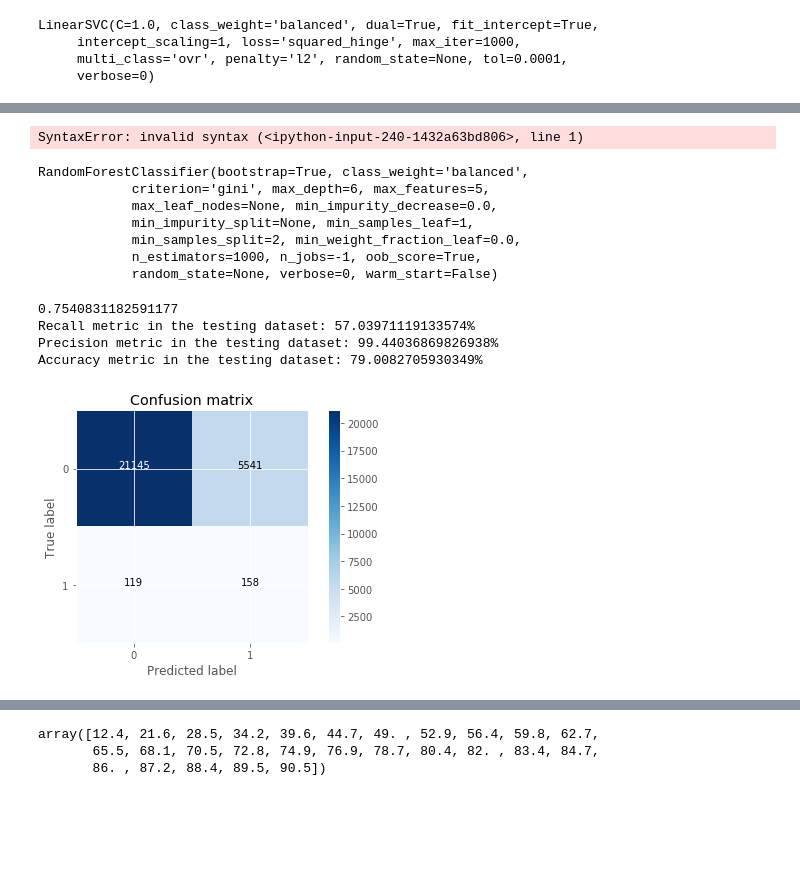
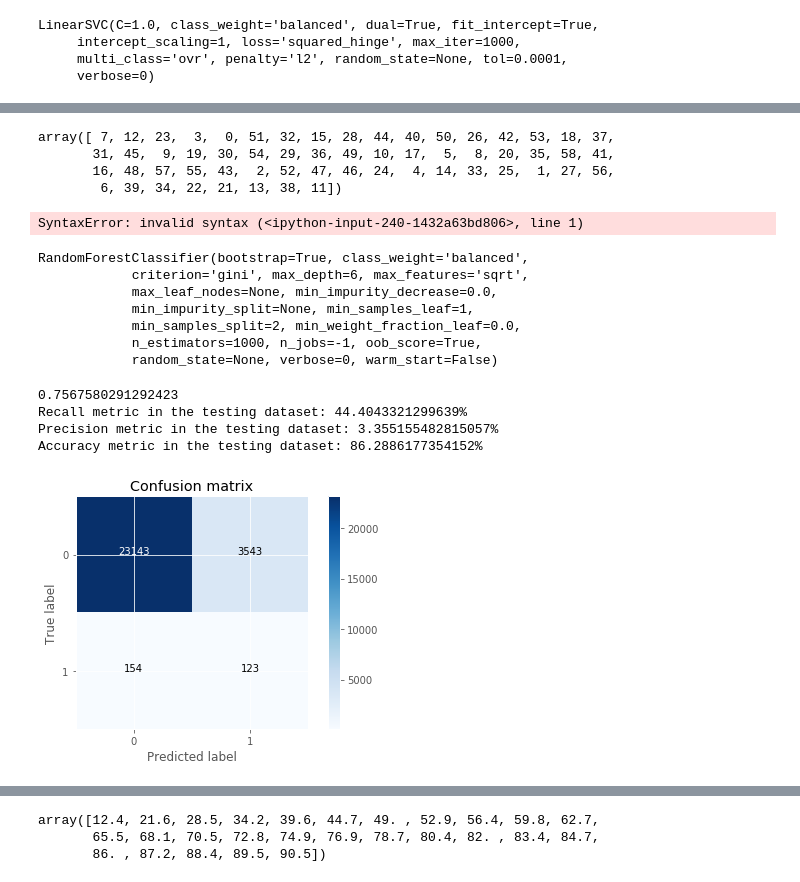
Before and after one commit to t-phill/mlb_injuries, a Jupyter notebook: notebooks/masters-Copy7.ipynb, the cells around one changed output, grey strips where cells are left out. Saved outputs shown, nothing was run; the diff lists cells and outputs as text; code cells hidden in the pictures; blank space fills up the shorter version.

```diff
--- a/notebooks/masters-Copy7.ipynb
+++ b/notebooks/masters-Copy7.ipynb
@@ -538,45 +567,53 @@ plt.show()
+# %%
+sorted_idx = np.argsort(feature_importance)
+sorted_idx
+# %% [output]
+array([ 7, 12, 23,  3,  0, 51, 32, 15, 28, 44, 40, 50, 26, 42, 53, 18, 37,
+       31, 45,  9, 19, 30, 54, 29, 36, 49, 10, 17,  5,  8, 20, 35, 58, 41,
+       16, 48, 57, 55, 43,  2, 52, 47, 46, 24,  4, 14, 33, 25,  1, 27, 56,
+        6, 39, 34, 22, 21, 13, 38, 11])
 # %%
 'max_depth': 8, 'max_features': 8, 'min_samples_split': 3, 'n_estimators': 500
 # %% [output]
 SyntaxError: invalid syntax (<ipython-input-240-1432a63bd806>, line 1)
 # %%
 # rf = RandomForestClassifier(n_estimators = 300, class_weight='balanced', n_jobs=-1, oob_score=True, max_depth=3, max_features=3)
-rf = RandomForestClassifier(n_estimators = 1000, n_jobs=-1, oob_score=True, max_depth=6, max_features=5, class_weight='balanced')
+rf = RandomForestClassifier(n_estimators = 1000, n_jobs=-1, oob_score=True, max_depth=6, max_features='sqrt', class_weight='balanced')
 rf.fit(X_train, y_train)
 # %% [output]
 RandomForestClassifier(bootstrap=True, class_weight='balanced',
-            criterion='gini', max_depth=6, max_features=5,
+            criterion='gini', max_depth=6, max_features='sqrt',
             max_leaf_nodes=None, min_impurity_decrease=0.0,
             min_impurity_split=None, min_samples_leaf=1,
             min_samples_split=2, min_weight_fraction_leaf=0.0,
             n_estimators=1000, n_jobs=-1, oob_score=True,
             random_state=None, verbose=0, warm_start=False)
 # %%
-threshold = 0.5
+threshold = 0.55
 predicted_proba = rf.predict_proba(X_test)[:, 1]
 predicted = (predicted_proba >= threshold).astype('int')
 
 y_pred = rf.predict(X_test)
 cnf_matrix_rf = confusion_matrix(y_test, predicted)
 
 fpr, tpr, auc_thresholds = roc_curve(y_test, predicted_proba)
 print(auc(fpr, tpr))
 
 print("Recall metric in the testing dataset: {}%".format(100*cnf_matrix_rf[1,1]/(cnf_matrix_rf[1,0]+cnf_matrix_rf[1,1])))
-print("Precision metric in the testing dataset: {}%".format(100*cnf_matrix_rf[0,0]/(cnf_matrix_rf[0,0]+cnf_matrix_rf[1,0])))
+print("Precision metric in the testing dataset: {}%".format(100*cnf_matrix_rf[1,1]/(cnf_matrix_rf[0,1]+cnf_matrix_rf[1,1])))
 print("Accuracy metric in the testing dataset: {}%".format(100*(cnf_matrix_rf[0,0] + cnf_matrix_rf[1,1])/(cnf_matrix_rf[0,0]+cnf_matrix_rf[1,1]+cnf_matrix_rf[0,1]+cnf_matrix_rf[1,0])))
 # {tp+tn}/{tp+tn+fp+fn}}
 # Plot non-normalized confusion matrix
 class_names = [0,1]
 plt.figure()
 plot_confusion_matrix(cnf_matrix_rf , classes=class_names, title='Confusion matrix')
 plt.show()
 # %% [output]
-0.7540831182591177
-Recall metric in the testing dataset: 57.03971119133574%
-Precision metric in the testing dataset: 99.44036869826938%
-Accuracy metric in the testing dataset: 79.0082705930349%
+0.7567580291292423
+Recall metric in the testing dataset: 44.4043321299639%
+Precision metric in the testing dataset: 3.355155482815057%
+Accuracy metric in the testing dataset: 86.2886177354152%
-[figure, old version]
+[figure, new version]
 # %%
 y_scores = rf.predict_proba(X_test)[:, 1]
 
```
Also changed, not shown: parts of 9 cells of this notebook, 2 other files.
